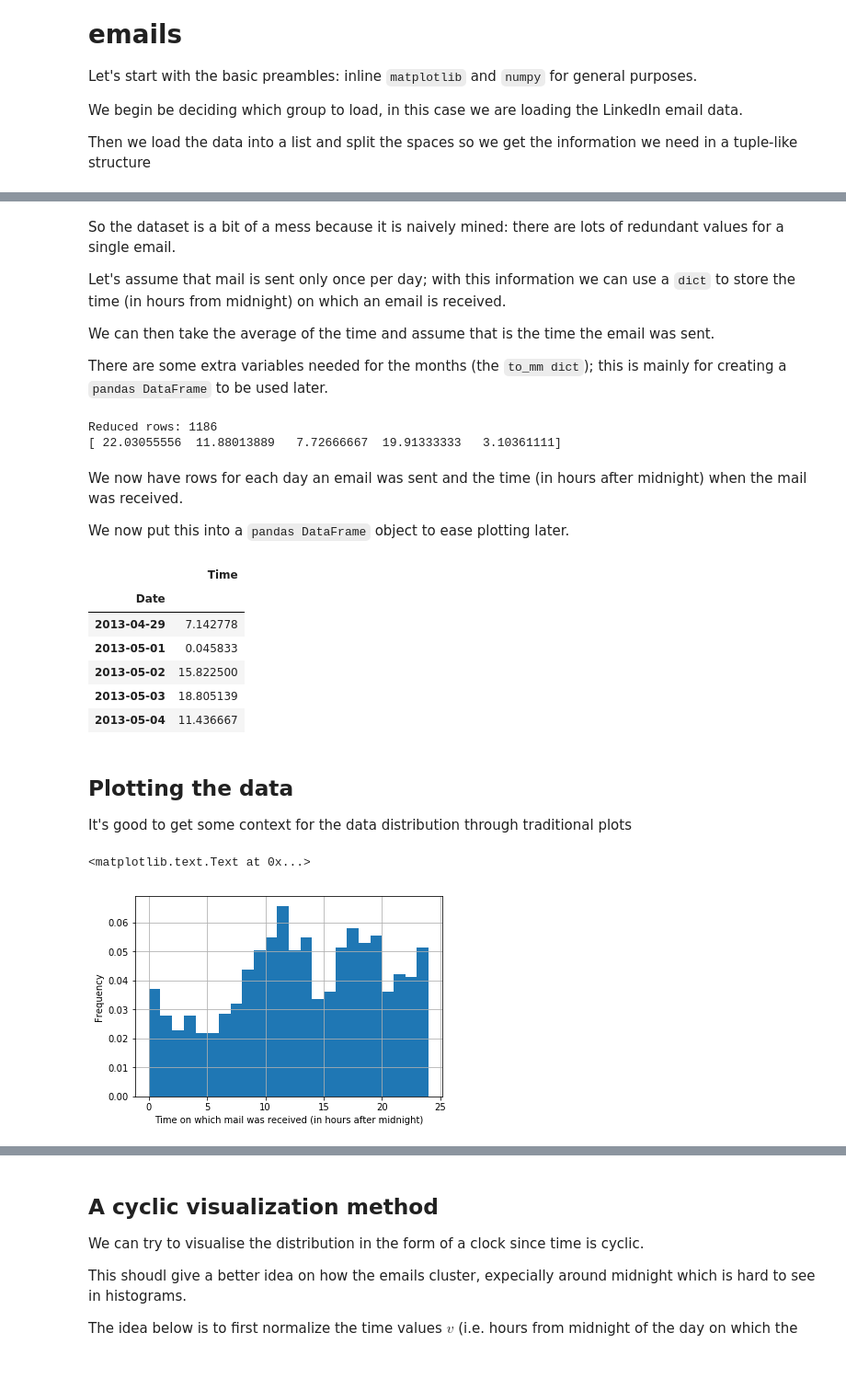
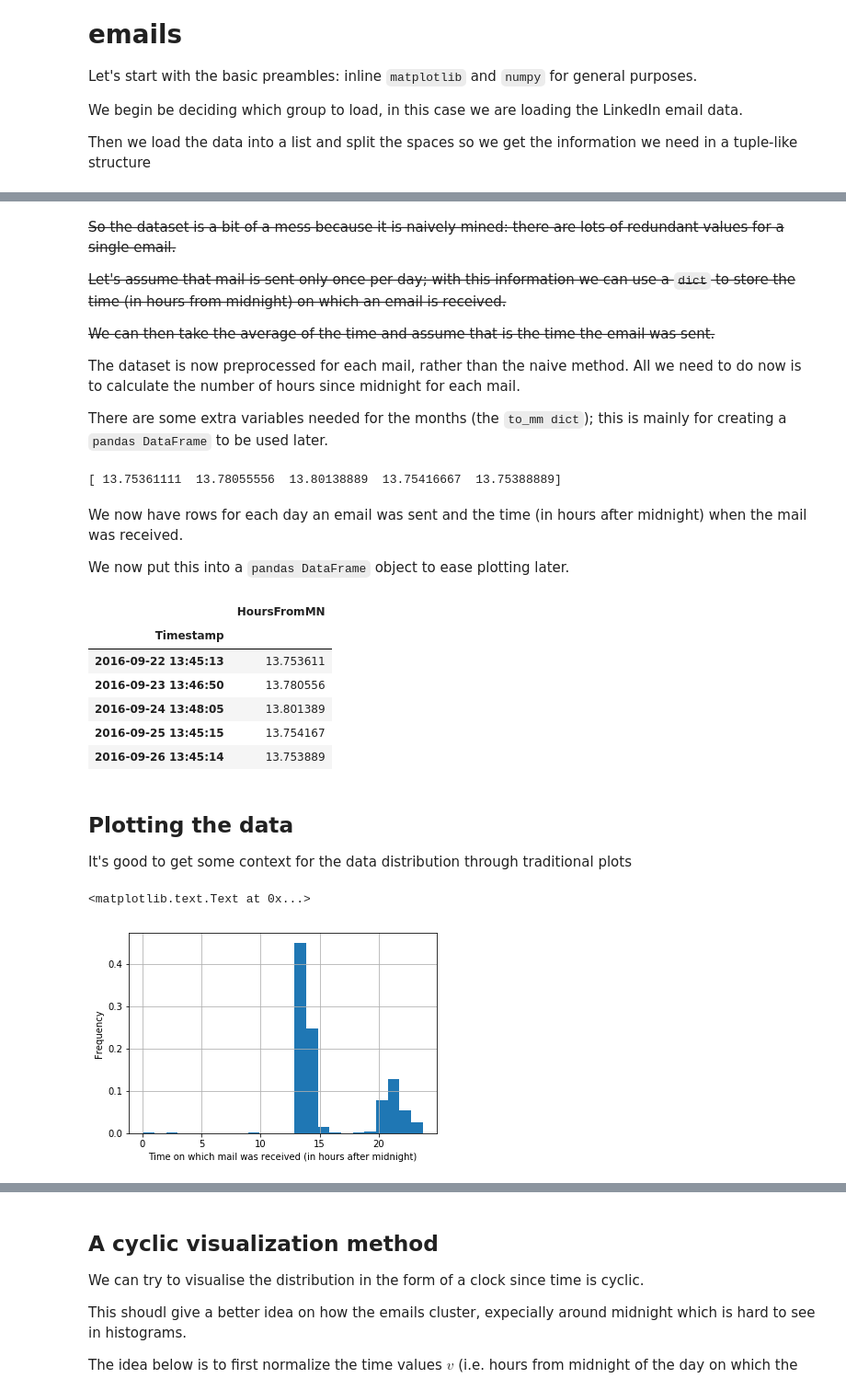
Before and after one commit to syaffers/maildist, a Jupyter notebook: MailDist.ipynb, the cells around one changed output, grey strips where cells are left out. Shown at 92% size. Cells and saved outputs as stored; diff of their text form; code cells hidden in the pictures; blank space fills up the shorter version.

Commit message:
Updated IPyNB and figures to reflect individual emails rather than averages

```diff
--- a/MailDist.ipynb
+++ b/MailDist.ipynb
@@ -24,9 +24,11 @@ Number of rows: 1391
 # %% [markdown]
-So the dataset is a bit of a mess because it is naively mined: there are lots of redundant values for a single email.
+~~So the dataset is a bit of a mess because it is naively mined: there are lots of redundant values for a single email.~~
 
-Let's assume that mail is sent only once per day; with this information we can use a `dict` to store the time (in hours from midnight) on which an email is received.
+~~Let's assume that mail is sent only once per day; with this information we can use a `dict` to store the time (in hours from midnight) on which an email is received.~~
 
-We can then take the average of the time and assume that is the time the email was sent.
+~~We can then take the average of the time and assume that is the time the email was sent.~~
+
+The dataset is now preprocessed for each mail, rather than the naive method. All we need to do now is to calculate the number of hours since midnight for each mail.
 
 There are some extra variables needed for the months (the `to_mm dict`); this is mainly for creating a `pandas DataFrame` to be used later.
 # %%
@@ -50,57 +52,54 @@ to_mm = {
 def time_to_hours(s):
     h, m, s = s.split(":")
     h = int(h)
-    m = int(m) / 60
-    s = int(s) / 3600
-    return h + m + s
+    m = int(m)
+    s = int(s)
+    m_frac = m / 60
+    s_frac = s / 3600
+    return h, m, s, h + m_frac + s_frac
 
-day_dict = {}
-day_dict_count = {}
+hrs_from_midnight = []
+timestamps = []
 
-for d in data:
-    day_id = d[1] + d[2] + d[3]
+for datum in data:
+    YYYY = int(datum[3])
+    MM = to_mm[datum[1]]
+    d = int(datum[2])
+    hh, mm, ss, hfm = time_to_hours(datum[4])
+    hrs_from_midnight.append(hfm)
+    timestamps.append(pd.Timestamp(YYYY, MM, d, hh, mm, ss))
 
-    if day_id in day_dict:
-        day_dict[day_id] += time_to_hours(d[4])
-        day_dict_count[day_id] += 1
-
-    else:
-        day_dict[day_id] = time_to_hours(d[4])
-        day_dict_count[day_id] = 1
-
-data_r = np.array([day_dict[d] / day_dict_count[d] for d in day_dict.keys()])
-data_r_ts = np.array([pd.Timestamp(int(d[-4:]), to_mm[d[:3]], int(d[3:5])) for d in day_dict.keys()])
-print("Reduced rows:", len(data_r))
-print(data_r[:5])
+data_hrs = np.array(hrs_from_midnight)
+data_ts = np.array(timestamps)
+print(data_hrs[:5])
 # %% [output]
-Reduced rows: 1186
-[ 22.03055556  11.88013889   7.72666667  19.91333333   3.10361111]
+[ 13.75361111  13.78055556  13.80138889  13.75416667  13.75388889]
 # %% [markdown]
 We now have rows for each day an email was sent and the time (in hours after midnight) when the mail was received.
 
 We now put this into a `pandas DataFrame` object to ease plotting later.
 # %%
-df = pd.DataFrame(data_r, columns=["Time"], index=data_r_ts)
-df.index.name = "Date"
+df = pd.DataFrame(data_hrs, columns=["HoursFromMN"], index=data_ts)
+df.index.name = "Timestamp"
 df = df.sort_index()
 df.head()
 # %% [output]
-|  | Time |
-| Date |  |
-| 2013-04-29 | 7.142778 |
-| 2013-05-01 | 0.045833 |
-| 2013-05-02 | 15.822500 |
-| 2013-05-03 | 18.805139 |
-| 2013-05-04 | 11.436667 |
+|  | HoursFromMN |
+| Timestamp |  |
+| 2016-09-22 13:45:13 | 13.753611 |
+| 2016-09-23 13:46:50 | 13.780556 |
+| 2016-09-24 13:48:05 | 13.801389 |
+| 2016-09-25 13:45:15 | 13.754167 |
+| 2016-09-26 13:45:14 | 13.753889 |
 # %% [markdown]
 ## Plotting the data
 
 It's good to get some context for the data distribution through traditional plots
 # %%
-ax = df.Time.hist(normed=True, bins=24)
+ax = df.HoursFromMN.hist(normed=True, bins=24)
 ax.set_xlabel("Time on which mail was received (in hours after midnight)")
 ax.set_ylabel("Frequency")
 # %% [output]
 <matplotlib.text.Text at 0x...>
-[figure, old version]
+[figure, new version]
 # %%
```
Also changed, not shown: parts of 4 cells of this notebook, 10 other files.
